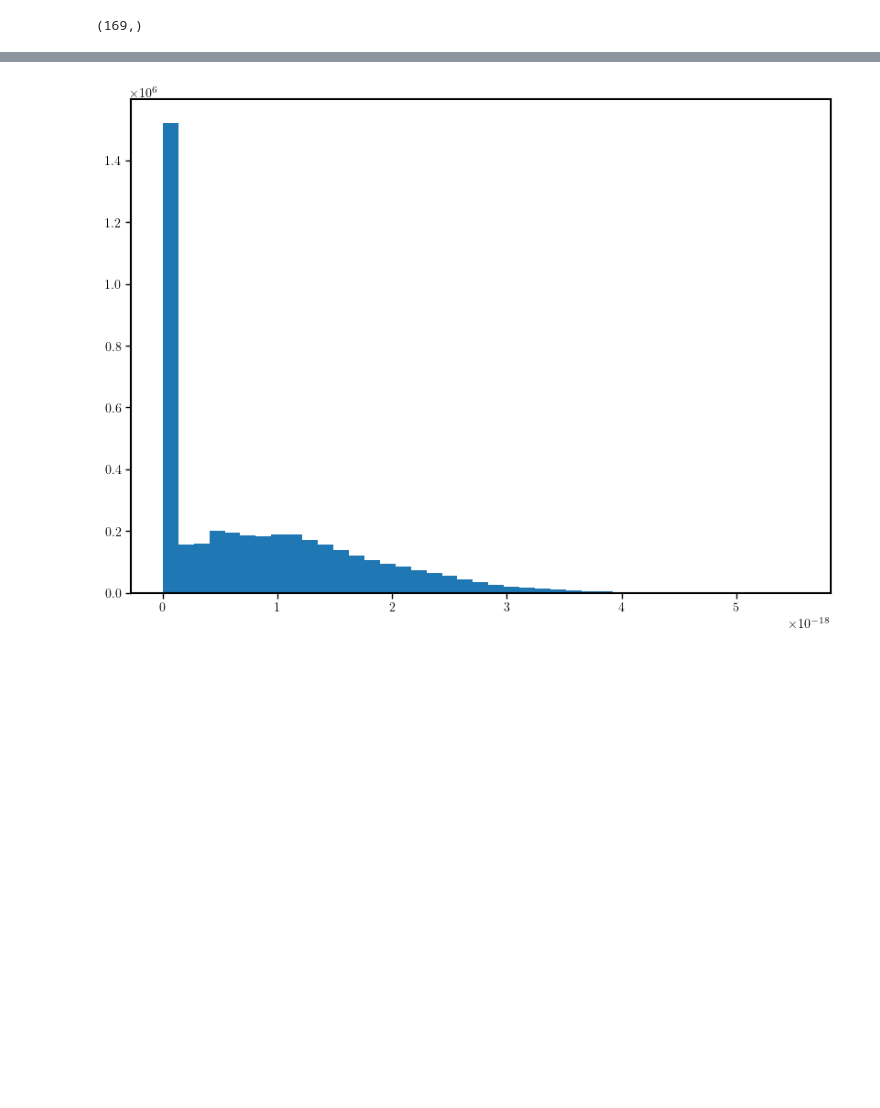
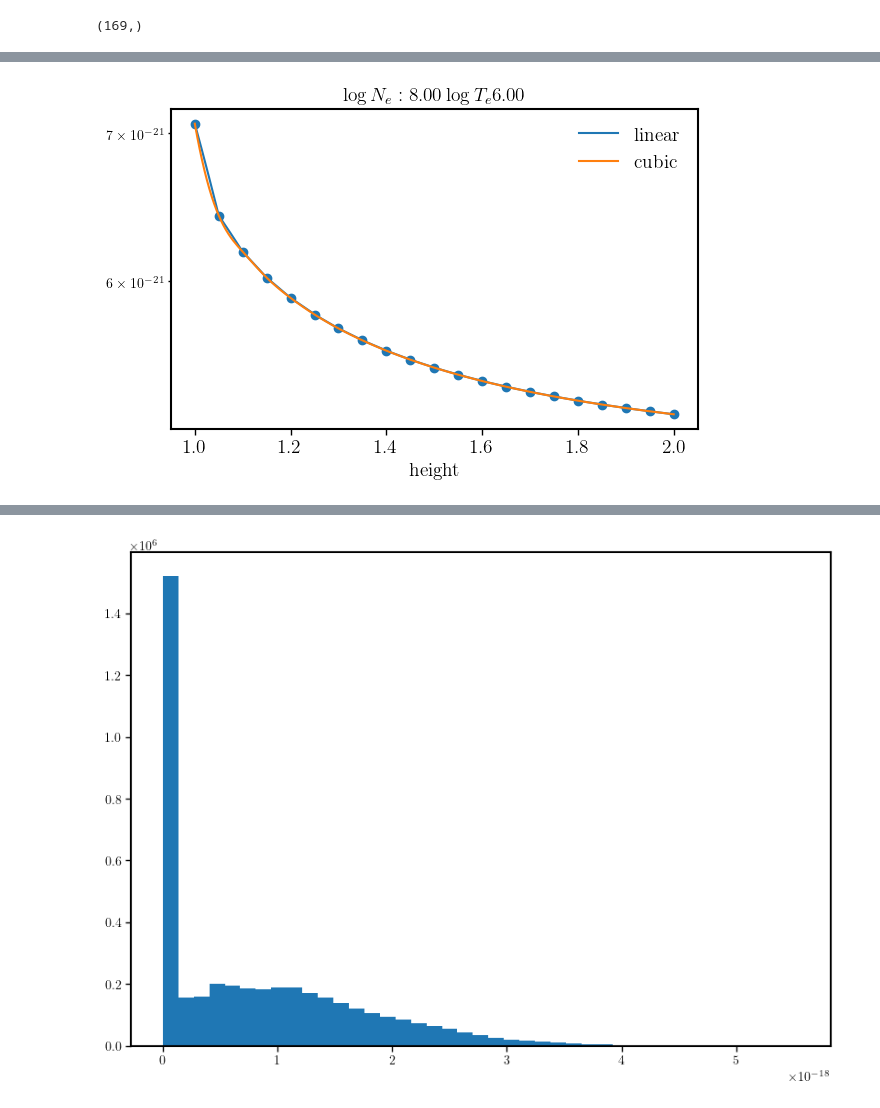
Before and after one commit to yjzhu-solar/Eclipse2017, a Jupyter notebook: ipynb/awsom/photoexec_awsom_test.ipynb, the cells around one changed output, grey strips where cells are left out. Drawn from its saved outputs; the diff is of its cells as text; code cells hidden in the pictures; blank space fills up the shorter version.

```diff
--- a/ipynb/awsom/photoexec_awsom_test.ipynb
+++ b/ipynb/awsom/photoexec_awsom_test.ipynb
@@ -147,0 +207,4 @@ with h5py.File("../../sav/AWSoM/streamer_test/FeXIV_emiss_test_cubic.h5", 'w') a
+# %%
+compare_interp("height",chianti_emiss_tbl,FeXIV_emiss_func,FeXIV_emiss_func_cubic,temp_index=40,dens_index=3)
+# %% [output]
+[figure, added]
```
Also changed, not shown: parts of 8 cells of this notebook, 12 other files.
